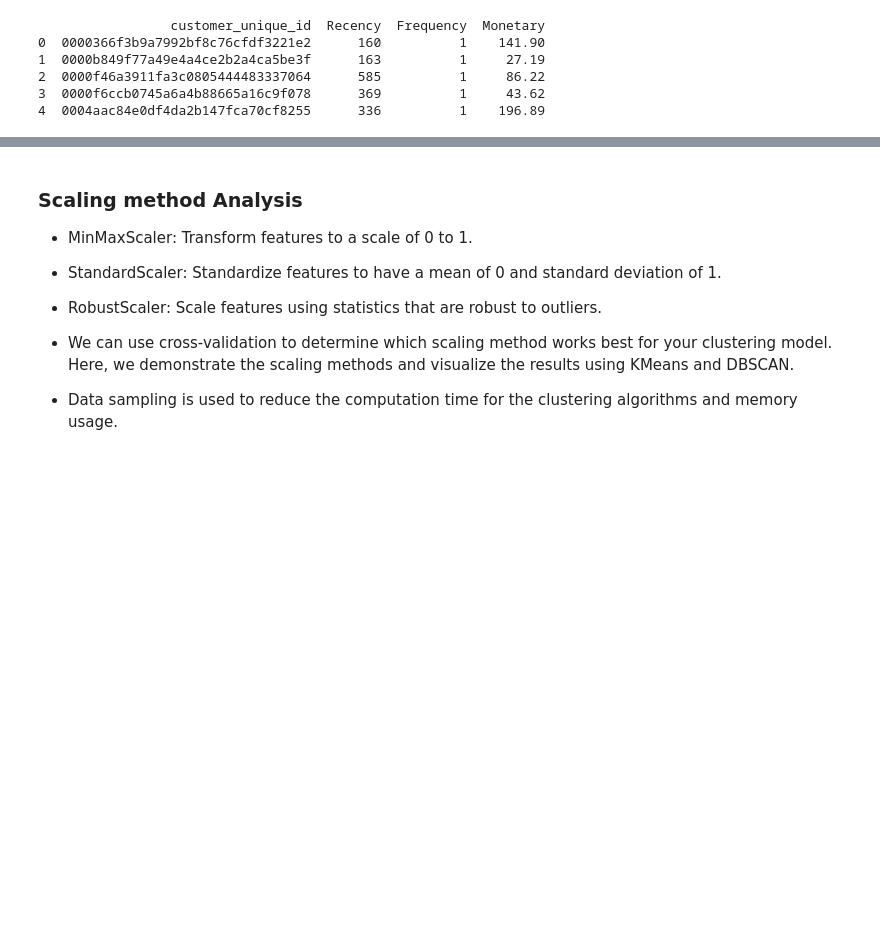
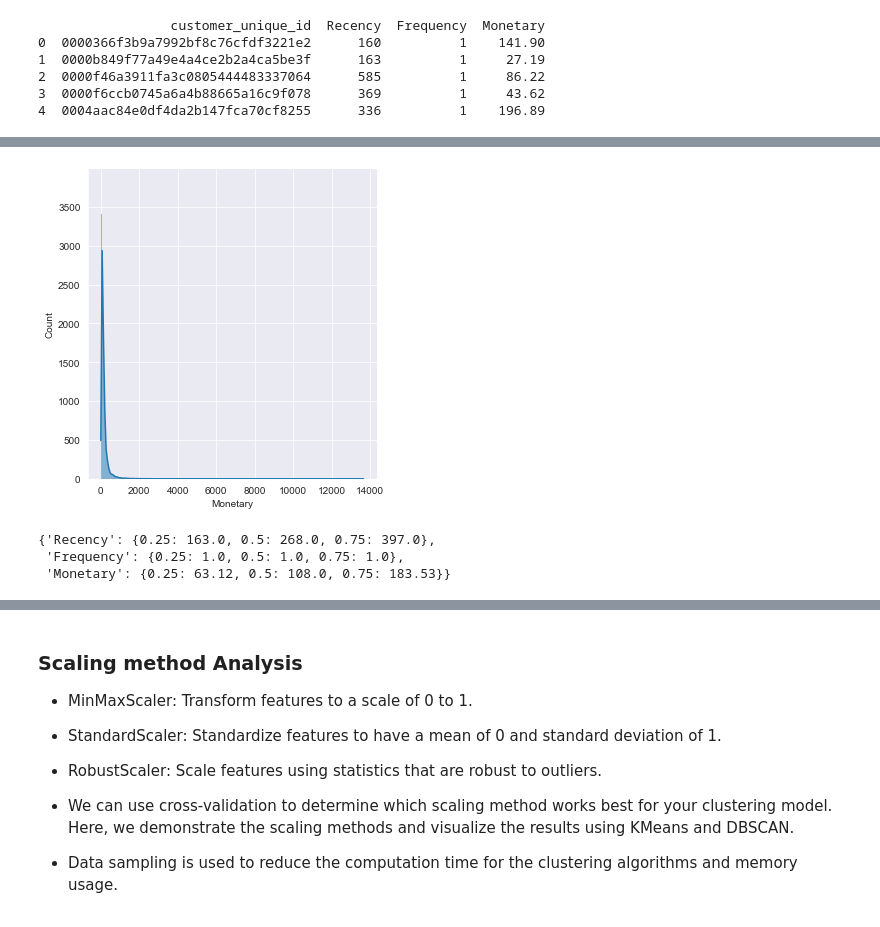
Before and after one commit to preudh/OC_IA_P5_Segment_e_commerce_site_customers, a Jupyter notebook: notebooks/Preudhomme_Patrice_2_notebook_exploration_082024.ipynb, the cells around one changed output, grey strips where cells are left out. Saved outputs shown, nothing was run; the diff lists cells and outputs as text; code cells hidden in the pictures; blank space fills up the shorter version.

```diff
--- a/notebooks/Preudhomme_Patrice_2_notebook_exploration_082024.ipynb
+++ b/notebooks/Preudhomme_Patrice_2_notebook_exploration_082024.ipynb
@@ -583,0 +612,15 @@ print(rfm.head())
+# %%
+# Monetary distribution plot
+x = RFMScores['Monetary']
+ax = sns.displot(x, kde=True)
+# %% [output]
+[figure, added]
+# %%
+#Split into four segments using quantiles
+quantiles = RFMScores[['Recency', 'Frequency', 'Monetary']].quantile(q=[0.25, 0.5, 0.75])
+quantiles = quantiles.to_dict()
+quantiles
+# %% [output]
+{'Recency': {0.25: 163.0, 0.5: 268.0, 0.75: 397.0},
+ 'Frequency': {0.25: 1.0, 0.5: 1.0, 0.75: 1.0},
+ 'Monetary': {0.25: 63.12, 0.5: 108.0, 0.75: 183.53}}
```
Also changed, not shown: parts of 17 cells of this notebook.
